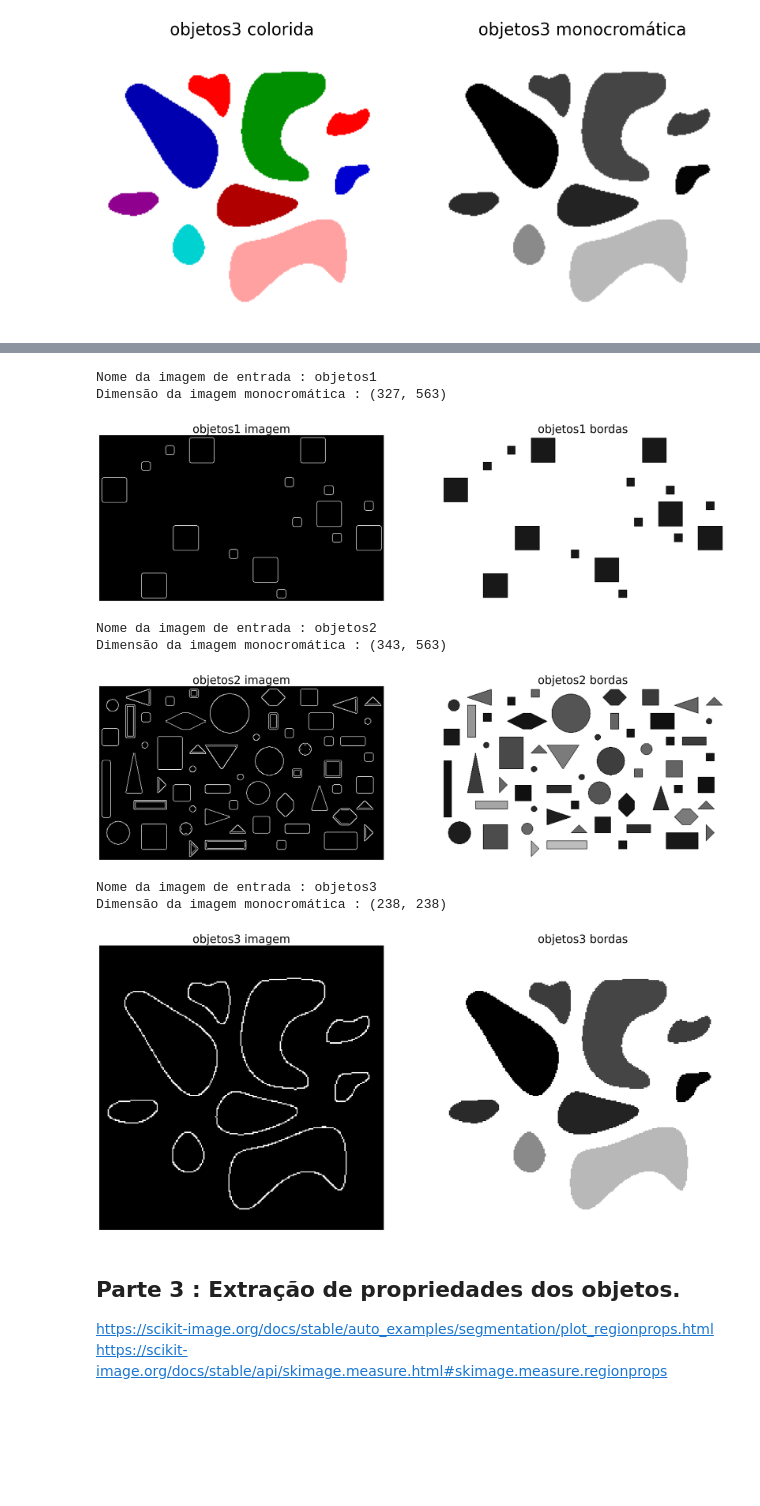
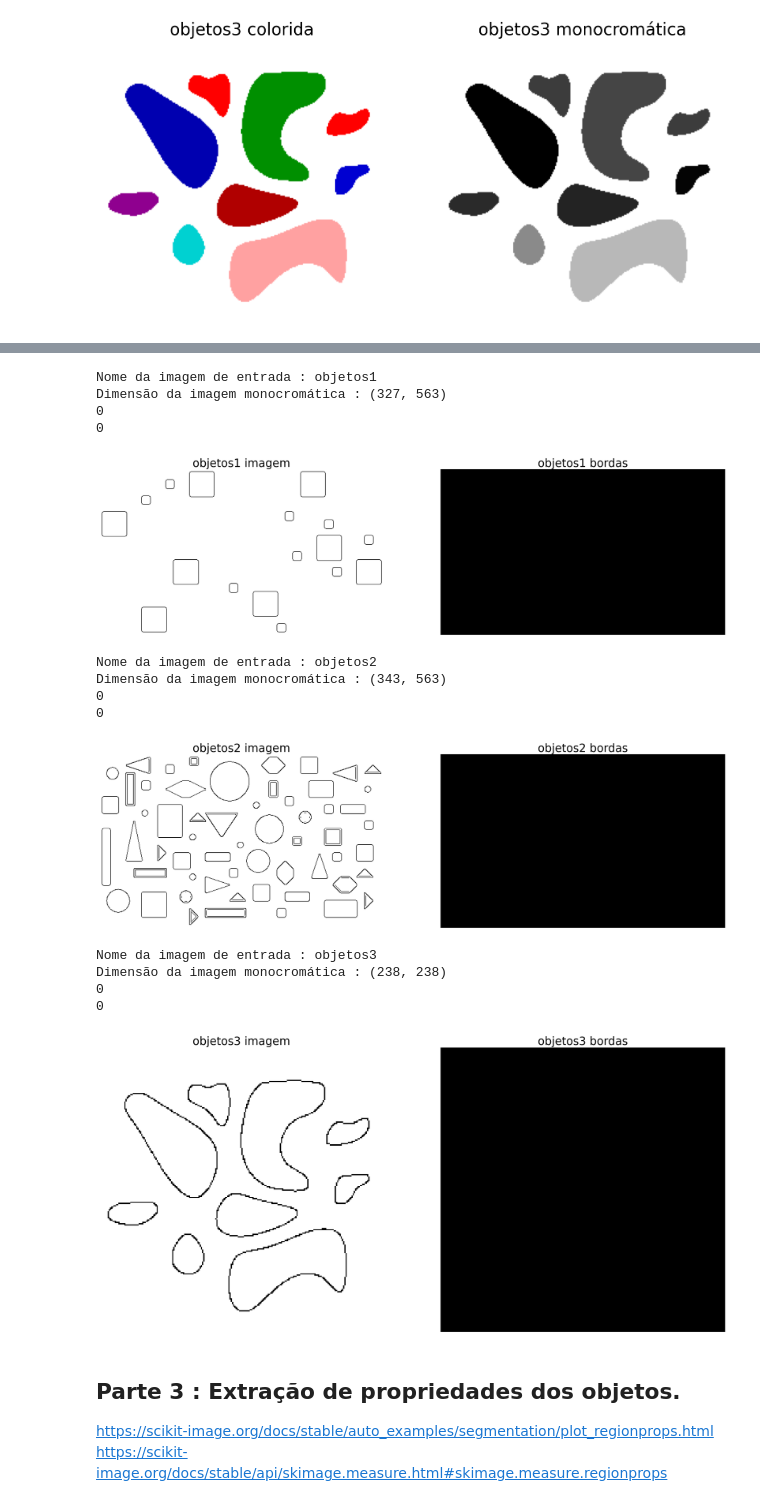
Before and after one commit to borin98/Introdu-o-ao-Processamento-de-Imagem-Digital, a Jupyter notebook: Trabalhos/Trabalho 4/Trabalho4Script.ipynb, the cells around one changed output, grey strips where cells are left out. Drawn from its saved outputs; the diff is of its cells as text; code cells hidden in the pictures; blank space fills up the shorter version.

```diff
--- a/Trabalhos/Trabalho 4/Trabalho4Script.ipynb
+++ b/Trabalhos/Trabalho 4/Trabalho4Script.ipynb
@@ -220,42 +221,63 @@ https://www.geeksforgeeks.org/python-opencv-canny-function/
 # %%
 from skimage.feature import canny
+from skimage.filters import threshold_otsu
+from skimage.segmentation import clear_border
+from skimage.measure import label, regionprops
+from skimage.morphology import closing, square
+from skimage.color import label2rgb
 
 for gray_img, image_name in zip(gray_images, image_files_path):
     # Manipulação da string para se obter o nome do arquivo de imagem
     img_name = image_name.split("/")[-1].split(".")[0]
 
     print("Nome da imagem de entrada : {}".format(img_name))
     print("Dimensão da imagem monocromática : {}".format(gray_img.shape))
 
-    t_lower = 100  # Lower Threshold
-    t_upper = 200  # Upper threshold
-    aperture_size = 5  # Aperture size
-    L2Gradient = True  # Boolean
-
     # Subtraindo por 1 para deixar o fundo branco e as bordas dos objetos com preto
     image_edges = canny(gray_img).astype(np.uint8)
-    # image_edges = cv2.Canny(gray_img, t_lower, t_upper,
-    #                        apertureSize=aperture_size,
-    #                        L2gradient=L2Gradient)
 
-    plot_figures_in_line(image_edges, gray_img, title1="{} imagem".format(img_name),
+    # apply threshold
+    thresh = threshold_otsu(gray_img)
+    bw = closing(gray_img > thresh, square(3))
+
+    # remove artifacts connected to image border
+    cleared = clear_border(bw)
+
+    # label image regions
+    label_image = label(cleared)
+    # to make the background transparent, pass the value of `bg_label`,
+    # and leave `bg_color` as `None` and `kind` as `overlay`
+    image_label_overlay = label2rgb(label_image, image=gray_img, bg_label=0)
+
+    image_edges -= 1
+
+    print(label_image.min())
+    print(label_image.max())
+
+    plot_figures_in_line(image_edges, label_image, title1="{} imagem".format(img_name),
                          title2="{} bordas".format(img_name),
                          save_dir="ResultadoImagens/Contorno/",
                          save_fig="{}Contorno.png".format(img_name),
                          first_cmap="gray",
                          second_cmap="gray",
                          figsize=(25, 25),
                          fontsize_title=25)
 # %% [output]
 Nome da imagem de entrada : objetos1
 Dimensão da imagem monocromática : (327, 563)
+0
+0
-[figure, old version]
+[figure, new version]
 Nome da imagem de entrada : objetos2
 Dimensão da imagem monocromática : (343, 563)
+0
+0
-[figure, old version]
+[figure, new version]
 Nome da imagem de entrada : objetos3
 Dimensão da imagem monocromática : (238, 238)
+0
+0
-[figure, old version]
+[figure, new version]
 # %% [markdown]
 ## Parte 3 : Extração de propriedades dos objetos.
 https://scikit-image.org/docs/stable/auto_examples/segmentation/plot_regionprops.html
```
Also changed, not shown: parts of 3 cells of this notebook, 3 other files.
